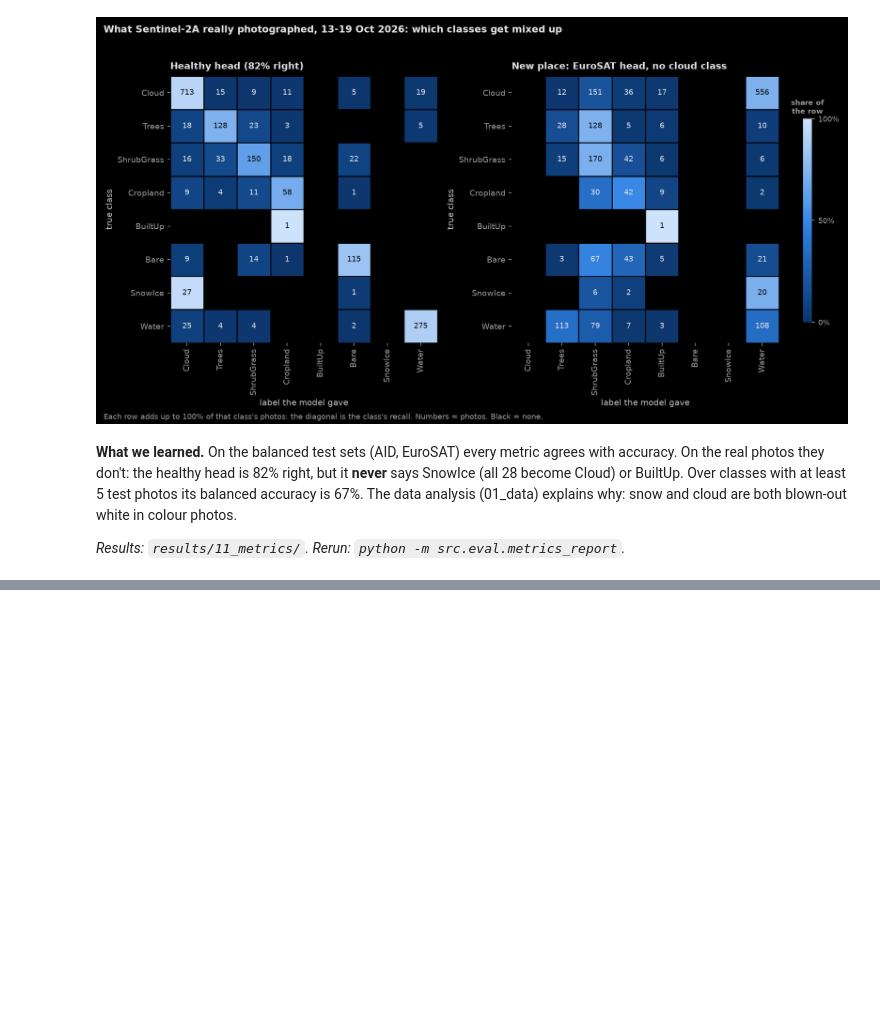
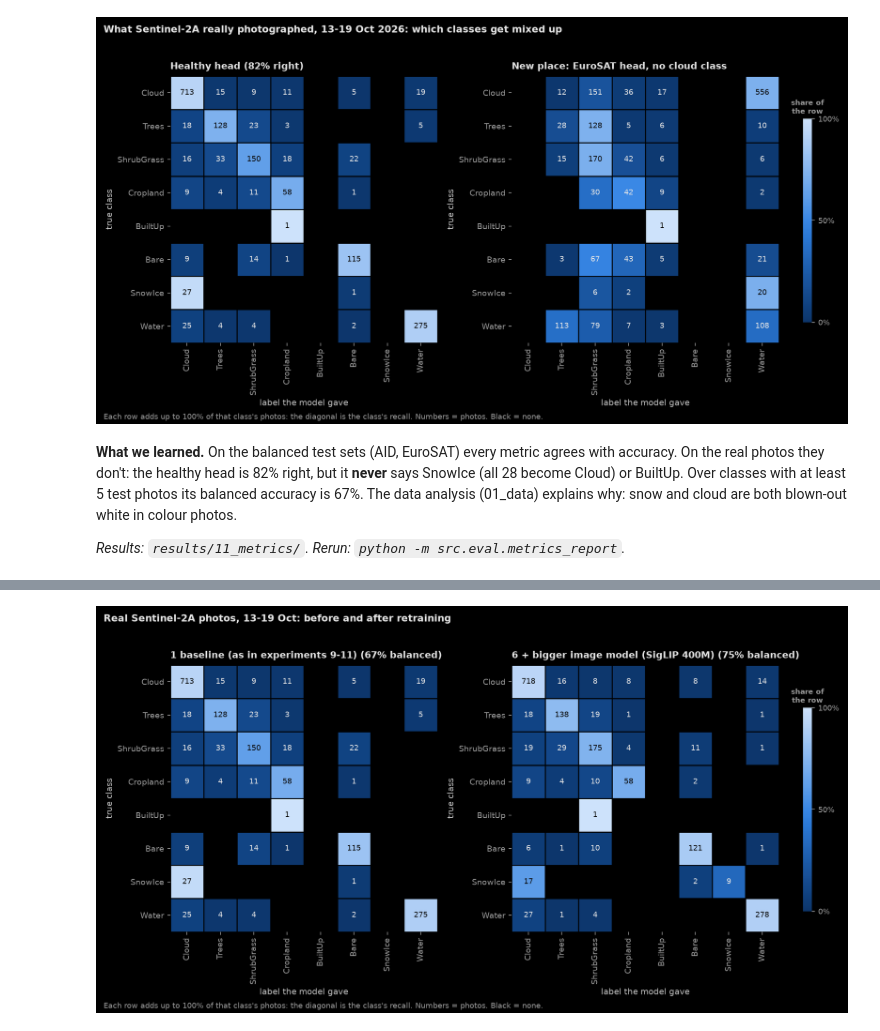
Before and after one commit to devxsubh/orbit-agent, a Jupyter notebook: notebooks/02_experiments.ipynb, the cells around one changed output, grey strips where cells are left out. Saved outputs shown, nothing was run; the diff lists cells and outputs as text; code cells hidden in the pictures; blank space fills up the shorter version.

```diff
--- a/notebooks/02_experiments.ipynb
+++ b/notebooks/02_experiments.ipynb
@@ -483,0 +521,4 @@ BuiltUp. Over classes with at least 5 test photos its balanced accuracy is 67%.
+# %%
+figure("confusion_retrained.png")
+# %% [output]
+[figure, added]
```
Also changed, not shown: parts of 6 cells of this notebook, 14 other files.
